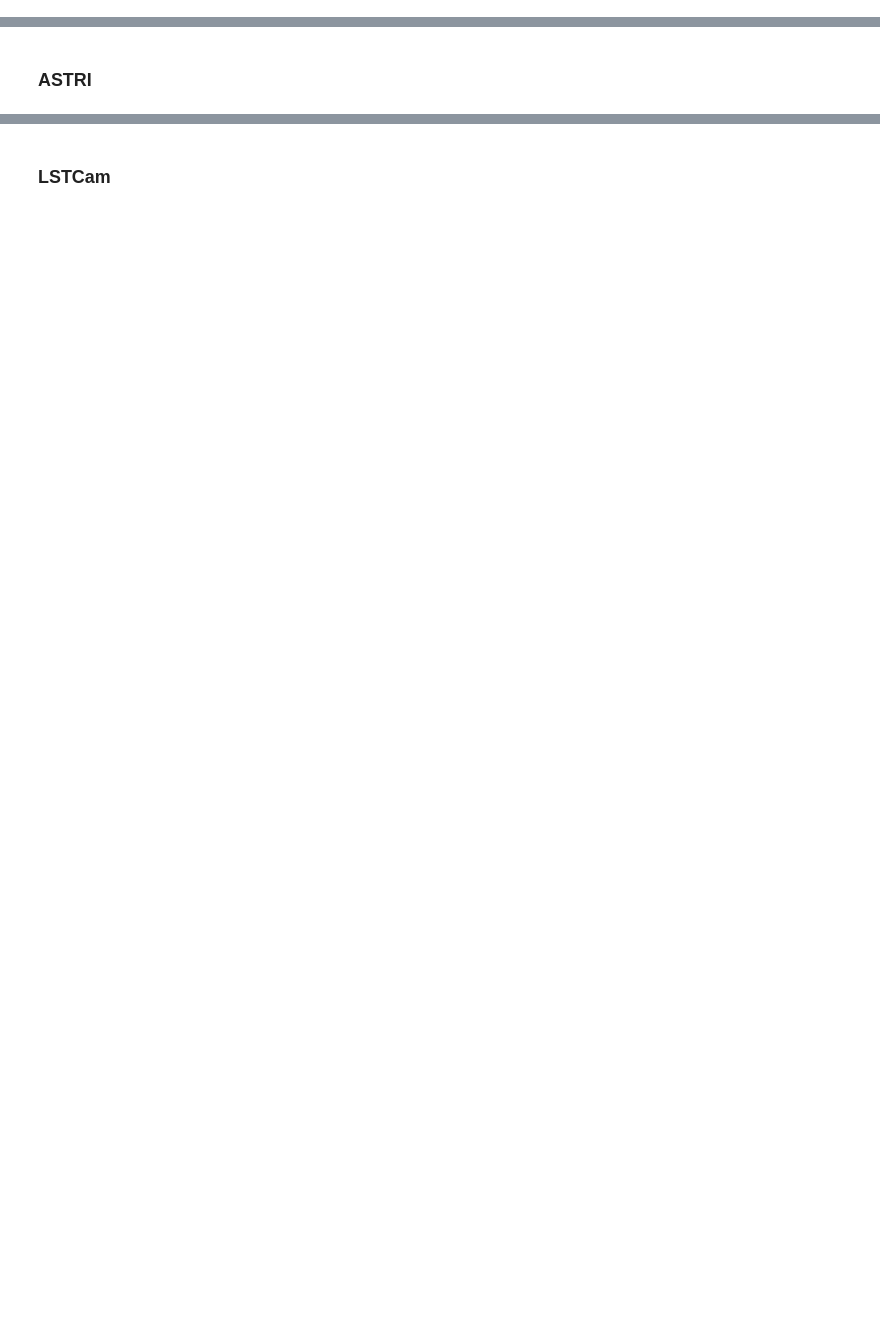
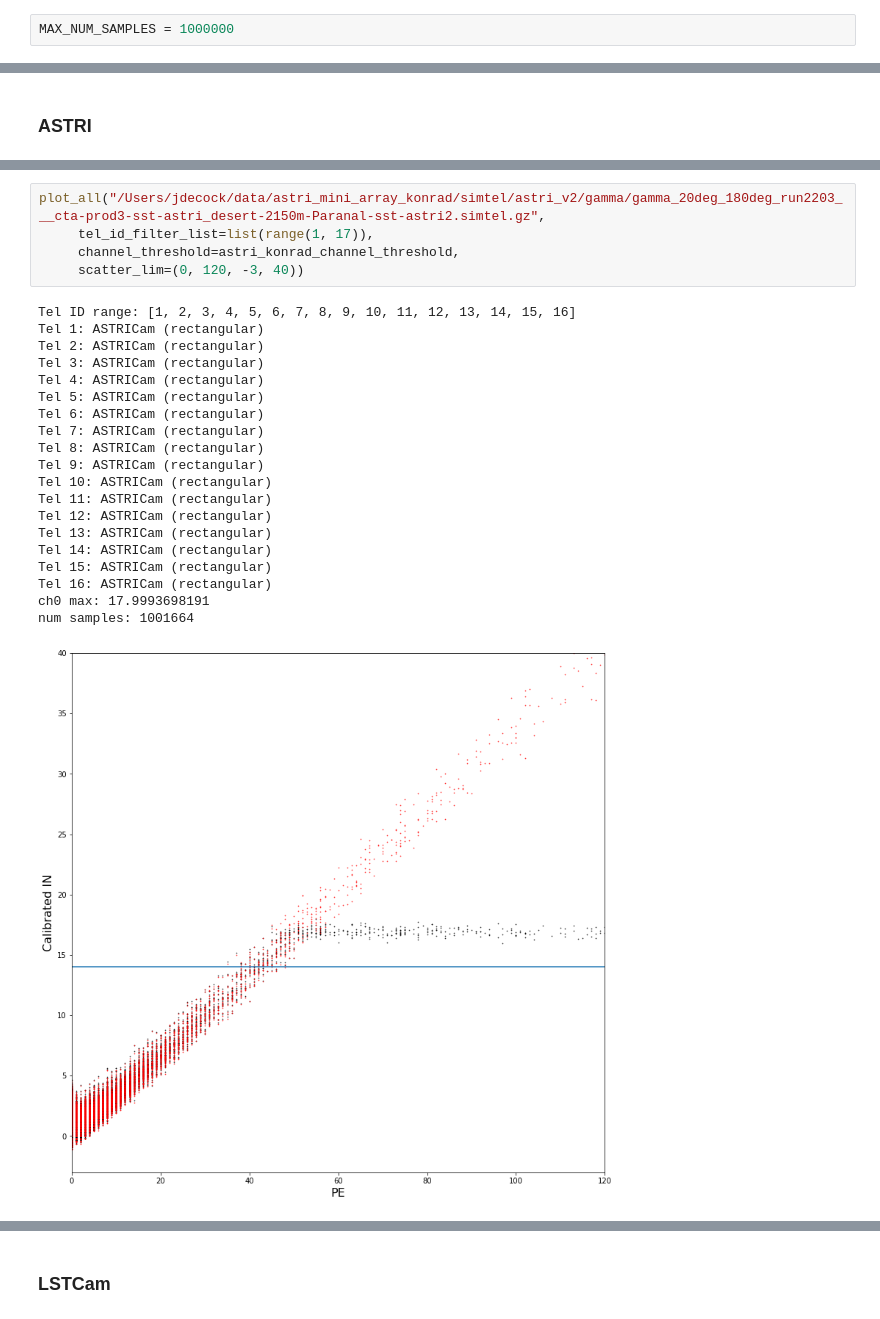
Before and after one commit to jdhp-sap/pywi-cta-legacy, a Jupyter notebook: notebooks/simtel_calib_find_channel_selection_threshold.ipynb, the cells around one changed output, grey strips where cells are left out. Cells and saved outputs as stored; diff of their text form; blank space fills up the shorter version.

```diff
--- a/notebooks/simtel_calib_find_channel_selection_threshold.ipynb
+++ b/notebooks/simtel_calib_find_channel_selection_threshold.ipynb
@@ -40,3 +27,5 @@ from ctapipe.instrument import CameraGeometry
 from ctapipe.calib import CameraCalibrator
 
 calib = CameraCalibrator(None, None)
+# %%
+MAX_NUM_SAMPLES = 1000000
@@ -279,0 +246,26 @@ ax.legend(prop={'size': 18}, loc='best', fancybox=True, framealpha=0.5)
+# %%
+plot_all("/Users/jdecock/data/astri_mini_array_konrad/simtel/astri_v2/gamma/gamma_20deg_180deg_run2203___cta-prod3-sst-astri_desert-2150m-Paranal-sst-astri2.simtel.gz",
+     tel_id_filter_list=list(range(1, 17)),
+     channel_threshold=astri_konrad_channel_threshold,
+     scatter_lim=(0, 120, -3, 40))
+# %% [output]
+Tel ID range: [1, 2, 3, 4, 5, 6, 7, 8, 9, 10, 11, 12, 13, 14, 15, 16]
+Tel 1: ASTRICam (rectangular)
+Tel 2: ASTRICam (rectangular)
+Tel 3: ASTRICam (rectangular)
+Tel 4: ASTRICam (rectangular)
+Tel 5: ASTRICam (rectangular)
+Tel 6: ASTRICam (rectangular)
+Tel 7: ASTRICam (rectangular)
+Tel 8: ASTRICam (rectangular)
+Tel 9: ASTRICam (rectangular)
+Tel 10: ASTRICam (rectangular)
+Tel 11: ASTRICam (rectangular)
+Tel 12: ASTRICam (rectangular)
+Tel 13: ASTRICam (rectangular)
+Tel 14: ASTRICam (rectangular)
+Tel 15: ASTRICam (rectangular)
+Tel 16: ASTRICam (rectangular)
+ch0 max: 17.9993698191
+num samples: 1001664
+[figure, added]
```
Also changed, not shown: parts of 67 cells of this notebook.
